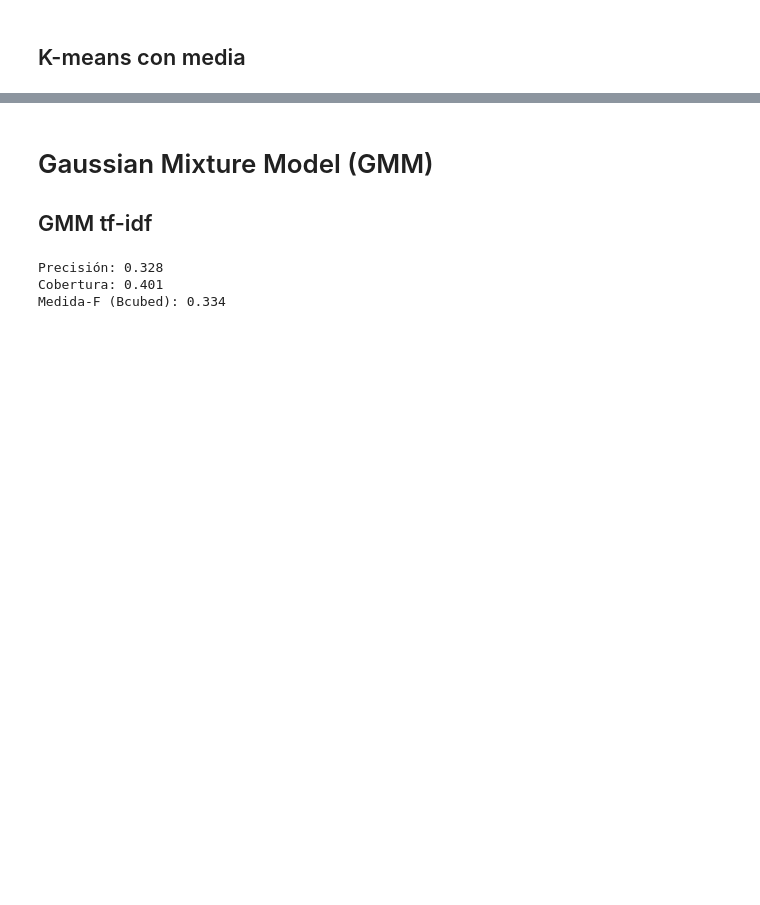
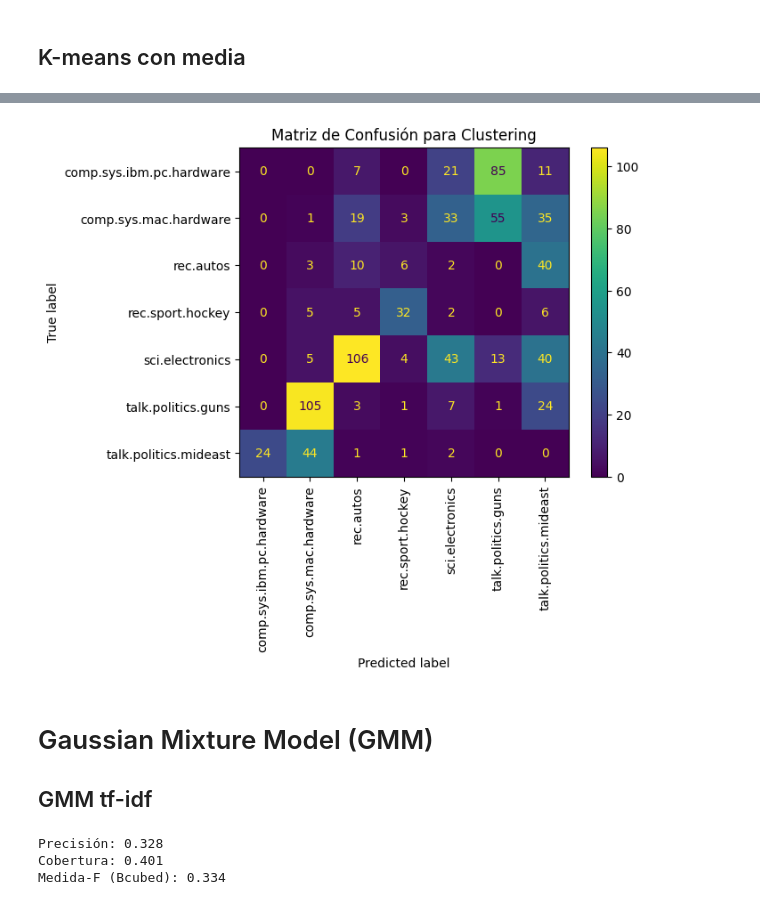
Before and after one commit to MaciaKing/UNED, a Jupyter notebook: Descubrimiento de informacion en textos/Entregas/PEC4/tarea4.ipynb, the cells around one changed output, grey strips where cells are left out. Cells and saved outputs as stored; diff of their text form; code cells hidden in the pictures; blank space fills up the shorter version.

```diff
--- a/Descubrimiento de informacion en textos/Entregas/PEC4/tarea4.ipynb
+++ b/Descubrimiento de informacion en textos/Entregas/PEC4/tarea4.ipynb
@@ -481,3 +549,7 @@ Medida-F (Bcubed): 0.418
+# %%
+show_confusion_matrix(labels_true, labels_pred)
+# %% [output]
+[figure, added]
 # %% [markdown]
 # Gaussian Mixture Model (GMM)
 ## GMM tf-idf
```
Also changed, not shown: parts of 18 cells of this notebook.
